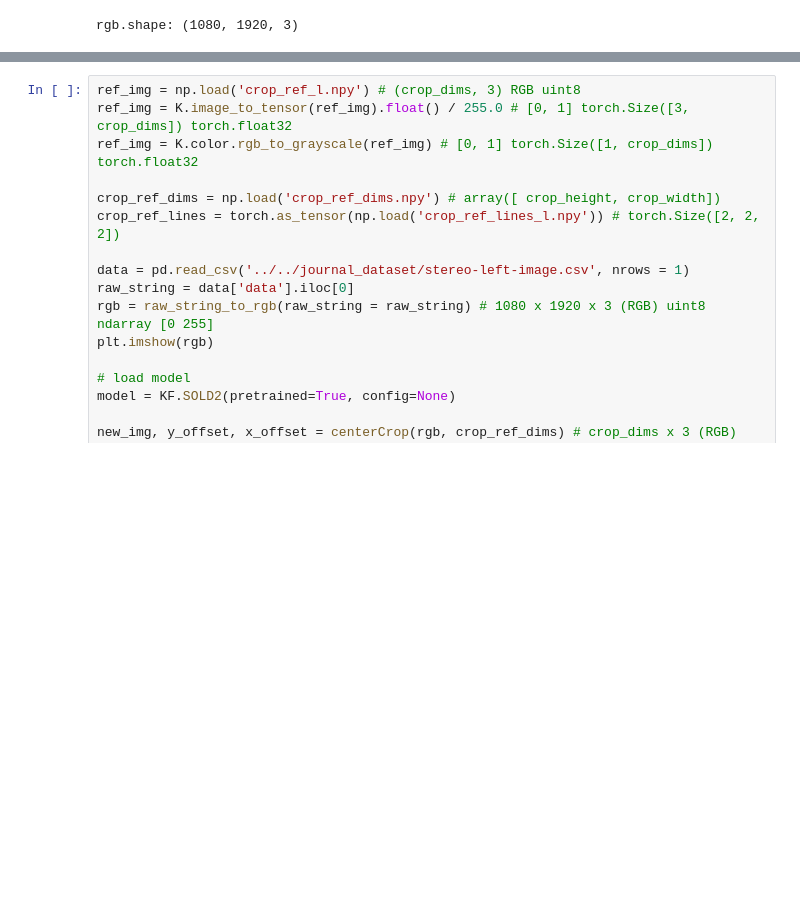
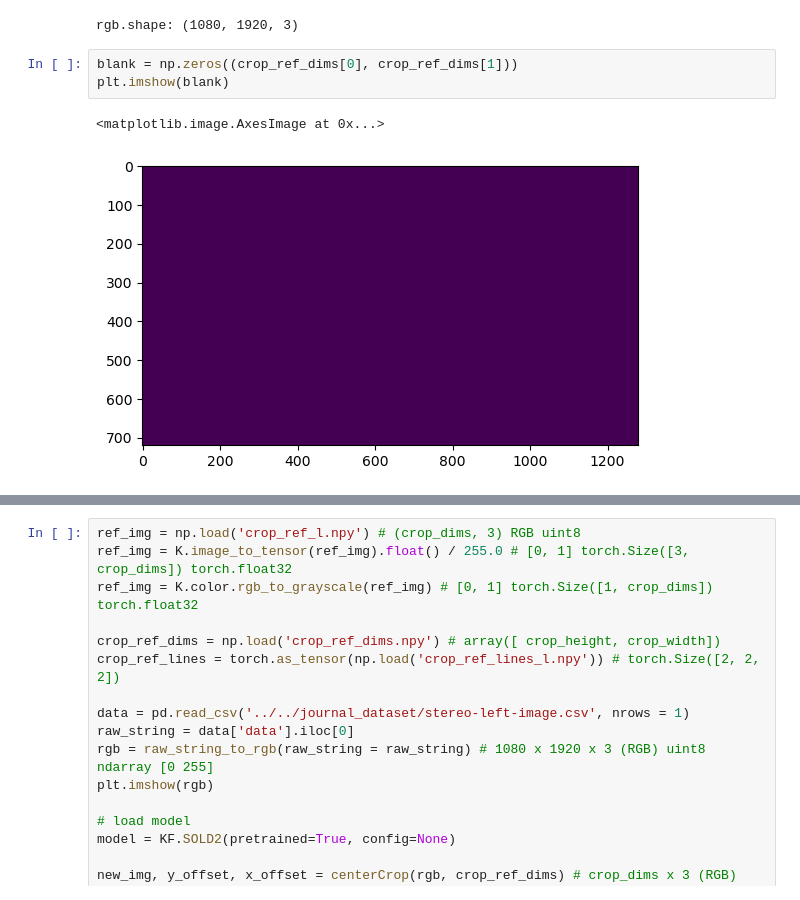
Before and after one commit to ucsdarclab/surgical_tool_tracking, a Jupyter notebook: kornia_dev/scratch.ipynb, the cells around one changed output, grey strips where cells are left out. Cells and saved outputs as stored; diff of their text form; blank space fills up the shorter version.

```diff
--- a/kornia_dev/scratch.ipynb
+++ b/kornia_dev/scratch.ipynb
@@ -1027,3 +1027,9 @@ output = detectShaftLines_kornia(
                             )
 # %% [output]
 rgb.shape: (1080, 1920, 3)
+# %%
+blank = np.zeros((crop_ref_dims[0], crop_ref_dims[1]))
+plt.imshow(blank)
+# %% [output]
+<matplotlib.image.AxesImage at 0x...>
+[figure, added]
```
Also changed, not shown: parts of 6 cells of this notebook.
